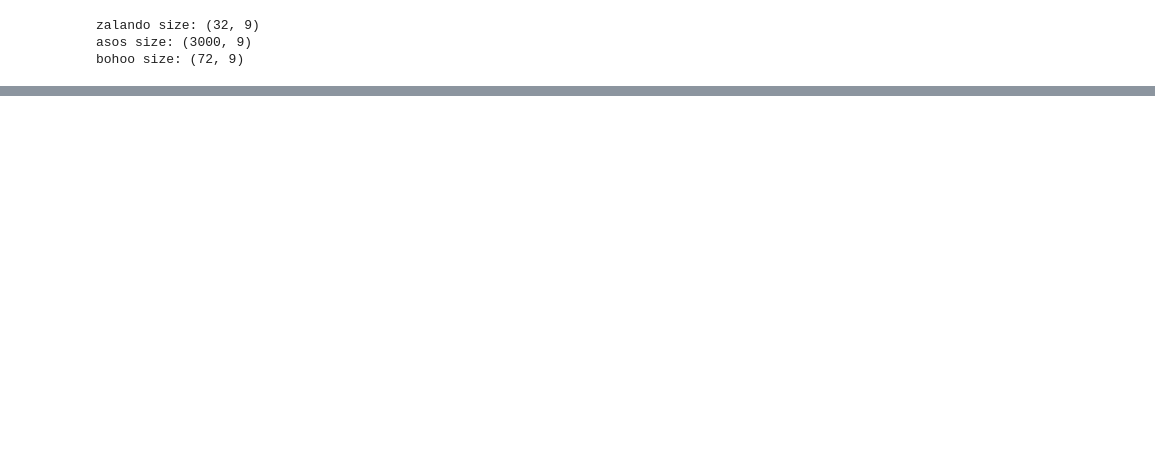
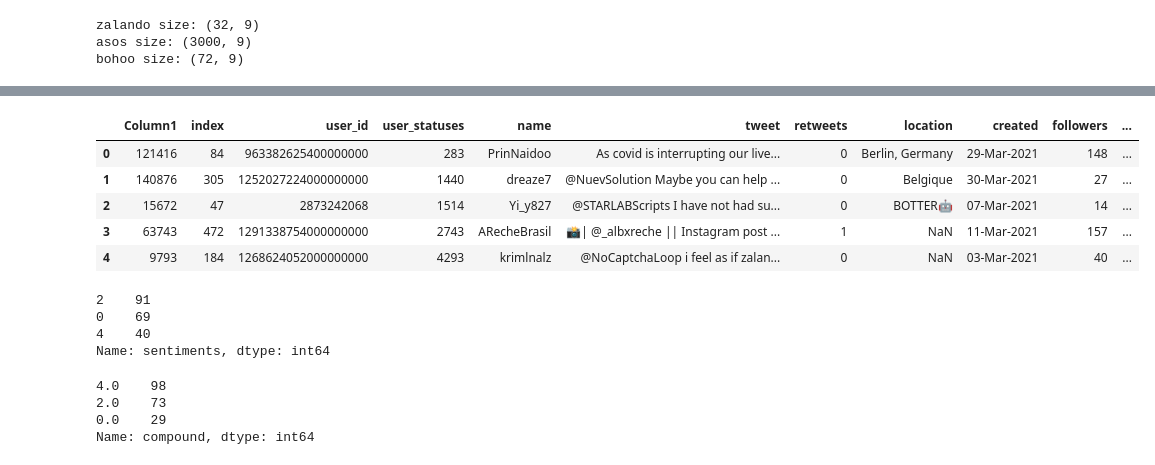
Before and after one commit to C-JoGit/Zalando_Analytics_HWR_BIPM, a Jupyter notebook: data_exploration.ipynb, the cells around one changed output, grey strips where cells are left out. Drawn from its saved outputs; the diff is of its cells as text; code cells hidden in the pictures; blank space fills up the shorter version.

```diff
--- a/data_exploration.ipynb
+++ b/data_exploration.ipynb
@@ -83,0 +212,26 @@ bohoo.tweet[70]
+# %%
+labelled["compound"] = np.where(labelled["compound"] > 0, 4, labelled["compound"])      # 4 means positive
+labelled["compound"] = np.where(labelled["compound"] == 0, 2, labelled["compound"])     # 2 means neutral
+labelled["compound"] = np.where(labelled["compound"] < 0, 0, labelled["compound"])      # 0 means negative
+labelled.head()
+# %% [output]
+|  | Column1 | index | user_id | user_statuses | name | tweet | retweets | location | created | followers | ... |
+| 0 | 121416 | 84 | 963382625400000000 | 283 | PrinNaidoo | As covid is interrupting our live... | 0 | Berlin, Germany | 29-Mar-2021 | 148 | ... |
+| 1 | 140876 | 305 | 1252027224000000000 | 1440 | dreaze7 | @NuevSolution Maybe you can help ... | 0 | Belgique | 30-Mar-2021 | 27 | ... |
+| 2 | 15672 | 47 | 2873242068 | 1514 | Yi_y827 | @STARLABScripts I have not had su... | 0 | BOTTER🤖 | 07-Mar-2021 | 14 | ... |
+| 3 | 63743 | 472 | 1291338754000000000 | 2743 | ARecheBrasil | 📸| @_albxreche || Instagram post ... | 1 | NaN | 11-Mar-2021 | 157 | ... |
+| 4 | 9793 | 184 | 1268624052000000000 | 4293 | krimlnalz | @NoCaptchaLoop i feel as if zalan... | 0 | NaN | 03-Mar-2021 | 40 | ... |
+# %%
+labelled["sentiments"].value_counts()
+# %% [output]
+2    91
+0    69
+4    40
+Name: sentiments, dtype: int64
+# %%
+labelled["compound"].value_counts()
+# %% [output]
+4.0    98
+2.0    73
+0.0    29
+Name: compound, dtype: int64
```
Also changed, not shown: parts of 29 cells of this notebook, 22 other files.
